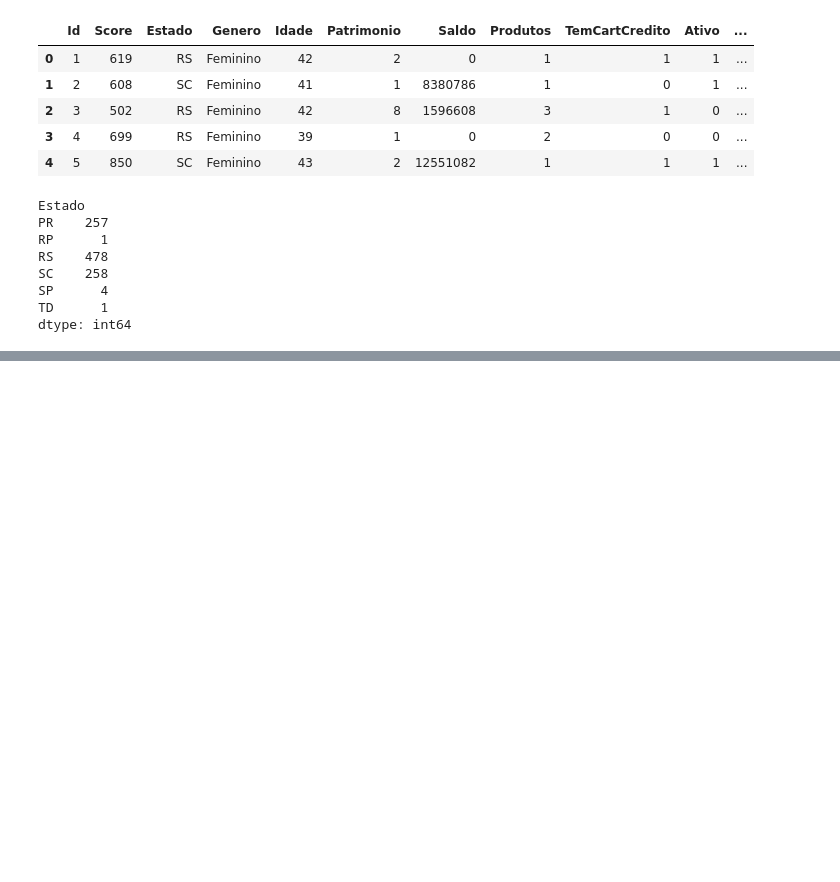
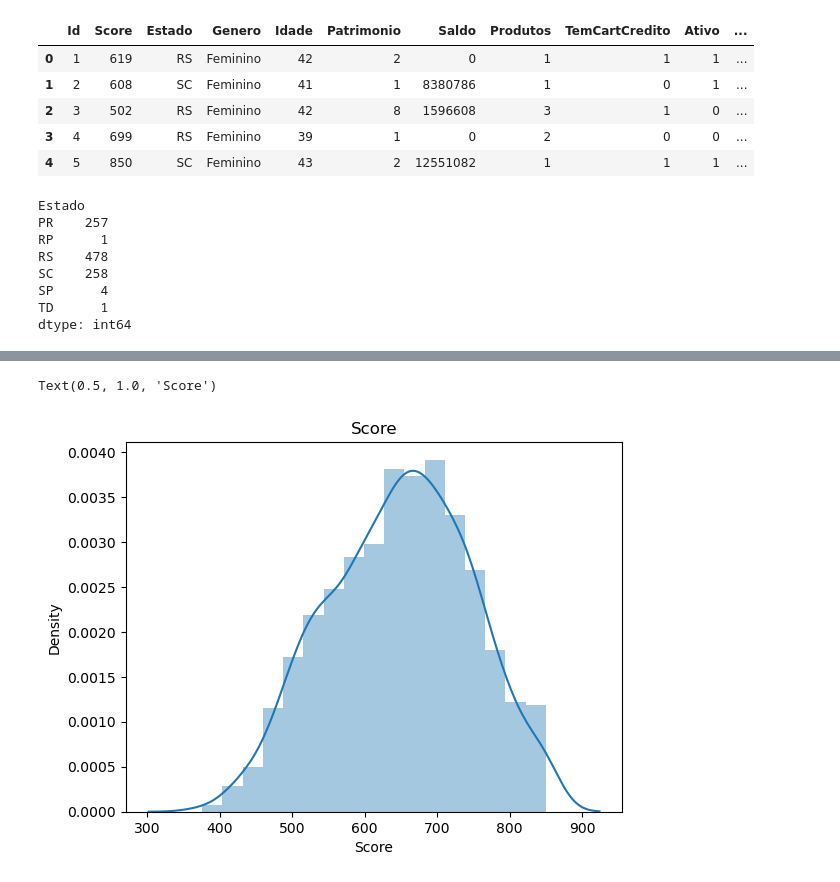
Before and after one commit to pedr0passos/ciencia-dados, a Jupyter notebook: sec10_limp_trat_dados/main.ipynb, the cells around one changed output, grey strips where cells are left out. Cells and saved outputs as stored; diff of their text form; code cells hidden in the pictures; blank space fills up the shorter version.

```diff
--- a/sec10_limp_trat_dados/main.ipynb
+++ b/sec10_limp_trat_dados/main.ipynb
@@ -50,0 +93,5 @@ dtype: int64
+# %%
+sb.distplot(data['Score']).set_title('Score')
+# %% [output]
+Text(0.5, 1.0, 'Score')
+[figure, added]
```
Also changed, not shown: parts of 16 cells of this notebook.
